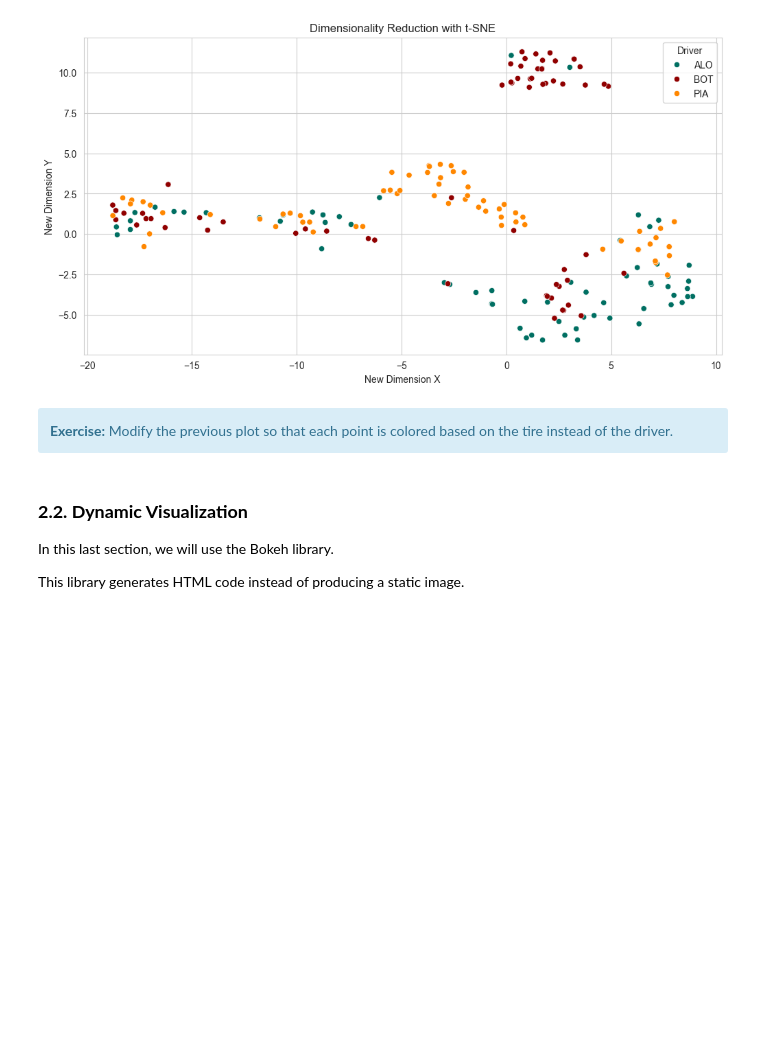
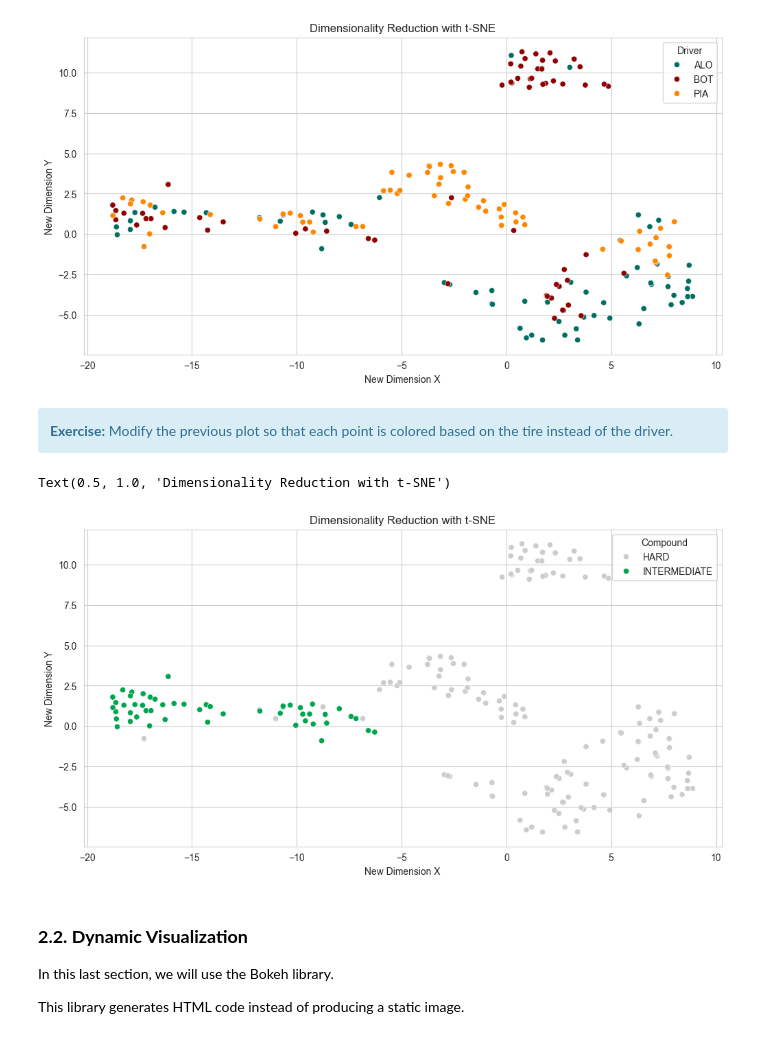
Before and after one commit to UO288511/Inteligentes, a Jupyter notebook: PL2/Lab2.3-Visualization.ipynb, the cells around one changed output. Saved outputs shown, nothing was run; the diff lists cells and outputs as text; code cells hidden in the pictures; blank space fills up the shorter version.

```diff
--- a/PL2/Lab2.3-Visualization.ipynb
+++ b/PL2/Lab2.3-Visualization.ipynb
@@ -476,3 +474,19 @@ Text(0.5, 1.0, 'Dimensionality Reduction with t-SNE')
+# %%
+# Your code here
+
+from sklearn.manifold import TSNE # Import tSNE
+
+tsne = TSNE(n_components = 2, random_state = 10) # Configure to reduce to 2 dimensions and set the seed.
+new_2D_data = tsne.fit_transform(data_6D.values) # Transform the data to 2 dimensions
+
+plt.figure(figsize = fig_size); # Size of the plot
+the_plot = sns.scatterplot(x = new_2D_data[:,0], y = new_2D_data[:,1], hue = filtered_data['Compound'], palette = tire_colors); # Scatter plot
+the_plot.set_xlabel('New Dimension X')
+the_plot.set_ylabel('New Dimension Y')
+the_plot.set_title('Dimensionality Reduction with t-SNE')
+# %% [output]
+Text(0.5, 1.0, 'Dimensionality Reduction with t-SNE')
+[figure, added]
 # %% [markdown]
 ### **2.2. Dynamic Visualization**
 In this last section, we will use the Bokeh library.
```
Also changed, not shown: parts of 1 cell of this notebook.
